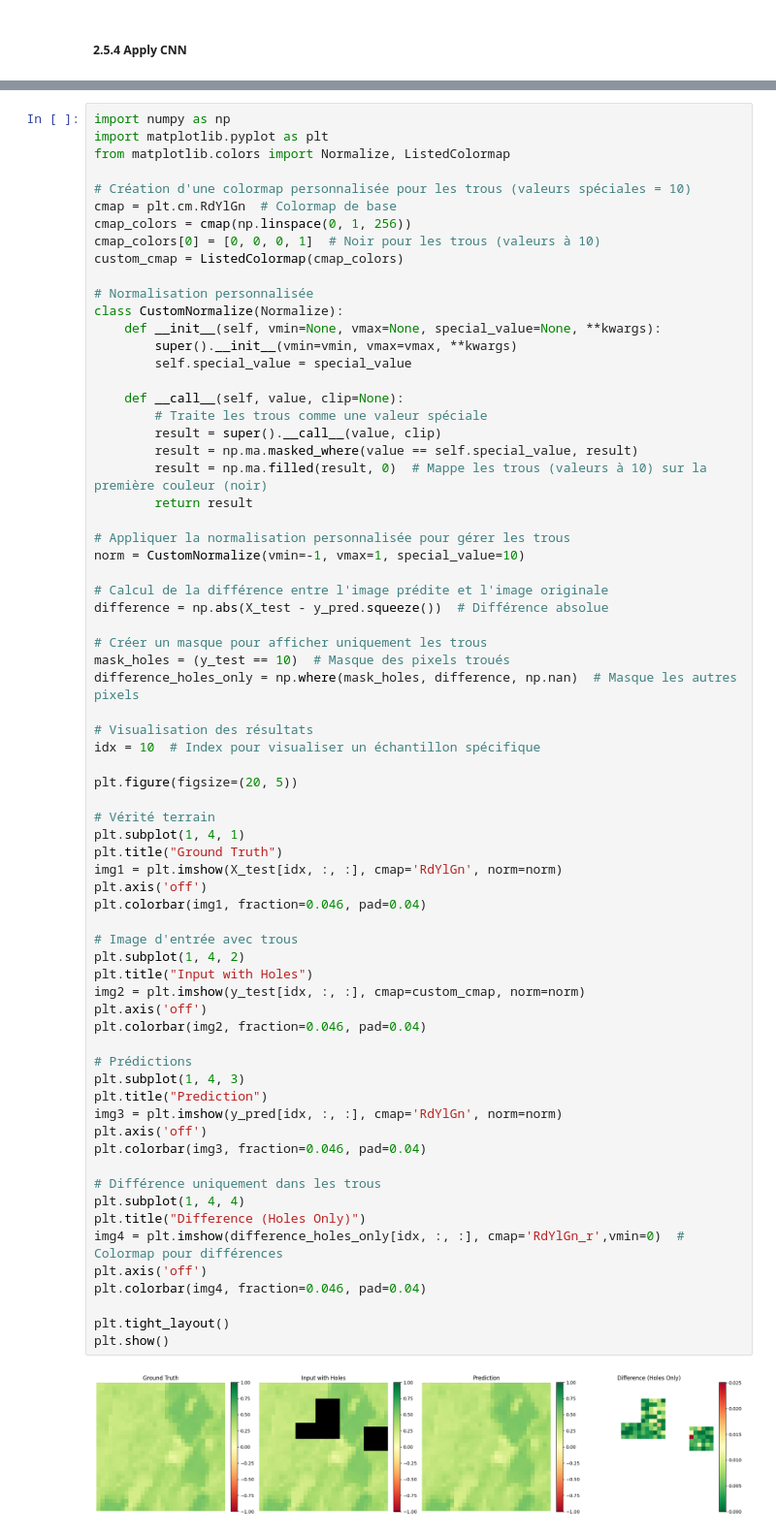
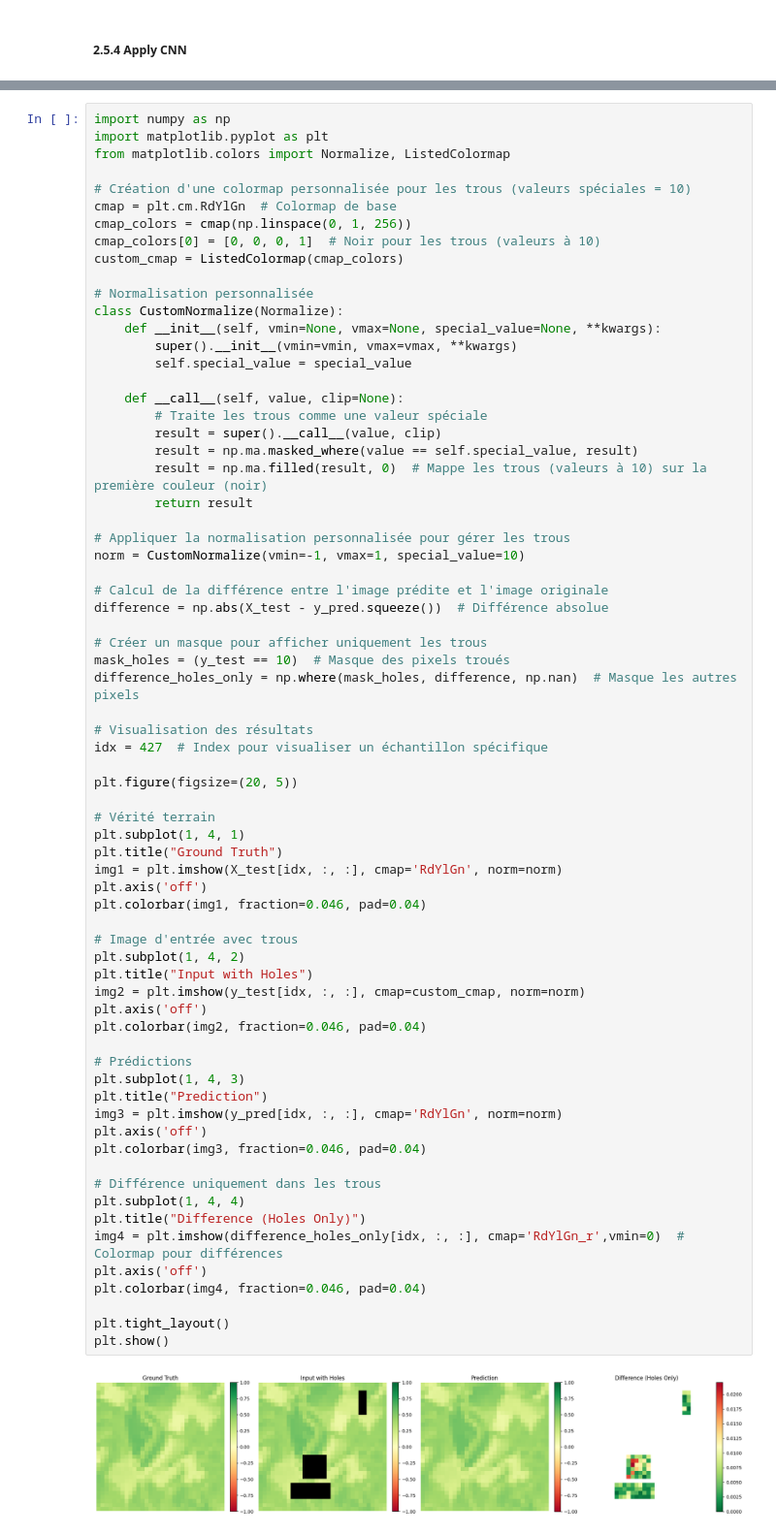
Before and after one commit to larasauser/2024_MLEES, a Jupyter notebook: Project/project_script.ipynb, the cells around one changed output, grey strips where cells are left out. Shown at 97% size. Cells and saved outputs as stored; diff of their text form.

```diff
--- a/Project/project_script.ipynb
+++ b/Project/project_script.ipynb
@@ -1158,7 +1161,7 @@ mask_holes = (y_test == 10)  # Masque des pixels troués
 difference_holes_only = np.where(mask_holes, difference, np.nan)  # Masque les autres pixels
 
 # Visualisation des résultats
-idx = 10  # Index pour visualiser un échantillon spécifique
+idx = 427  # Index pour visualiser un échantillon spécifique
 
 plt.figure(figsize=(20, 5))
 
@@ -1166,31 +1169,31 @@ plt.figure(figsize=(20, 5))
 plt.subplot(1, 4, 1)
 plt.title("Ground Truth")
 img1 = plt.imshow(X_test[idx, :, :], cmap='RdYlGn', norm=norm)
 plt.axis('off')
 plt.colorbar(img1, fraction=0.046, pad=0.04)
 
 # Image d'entrée avec trous
 plt.subplot(1, 4, 2)
 plt.title("Input with Holes")
 img2 = plt.imshow(y_test[idx, :, :], cmap=custom_cmap, norm=norm)
 plt.axis('off')
 plt.colorbar(img2, fraction=0.046, pad=0.04)
 
 # Prédictions
 plt.subplot(1, 4, 3)
 plt.title("Prediction")
 img3 = plt.imshow(y_pred[idx, :, :], cmap='RdYlGn', norm=norm)
 plt.axis('off')
 plt.colorbar(img3, fraction=0.046, pad=0.04)
 
 # Différence uniquement dans les trous
 plt.subplot(1, 4, 4)
 plt.title("Difference (Holes Only)")
 img4 = plt.imshow(difference_holes_only[idx, :, :], cmap='RdYlGn_r',vmin=0)  # Colormap pour différences
 plt.axis('off')
 plt.colorbar(img4, fraction=0.046, pad=0.04)
 
 plt.tight_layout()
 plt.show()
 # %% [output]
-[figure, old version]
+[figure, new version]
```
Also changed, not shown: parts of 6 cells of this notebook.
